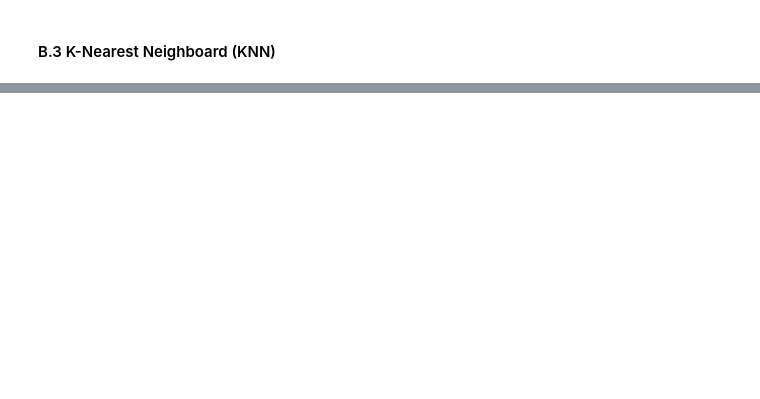
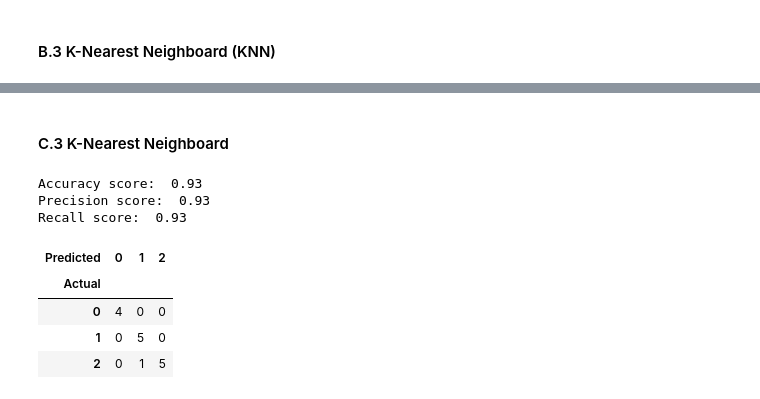
Before and after one commit to dionsaputra/Scikit-Exploration, a Jupyter notebook: Scikit Exploration.ipynb, the cells around one changed output, grey strips where cells are left out. Cells and saved outputs as stored; diff of their text form; code cells hidden in the pictures; blank space fills up the shorter version.

```diff
--- a/Scikit Exploration.ipynb
+++ b/Scikit Exploration.ipynb
@@ -165,0 +212,17 @@ KNN merupakan teknik yang digunakan untuk mengklasifikasikan instance baru denga
+# %% [markdown]
+#### C.3 K-Nearest Neighboard
+# %%
+knn_st = KNeighborsClassifier(n_neighbors=3).fit(X_train,y_train)
+y_predict = knn_st.predict(X_test)
+
+show_performance(y_test,y_predict)
+conf_matrix(y_test,y_predict)
+# %% [output]
+Accuracy score:  0.93
+Precision score:  0.93
+Recall score:  0.93
+| Predicted | 0 | 1 | 2 |
+| Actual |  |  |  |
+| 0 | 4 | 0 | 0 |
+| 1 | 0 | 5 | 0 |
+| 2 | 0 | 1 | 5 |
```
Also changed, not shown: parts of 26 cells of this notebook, 3 other files.
